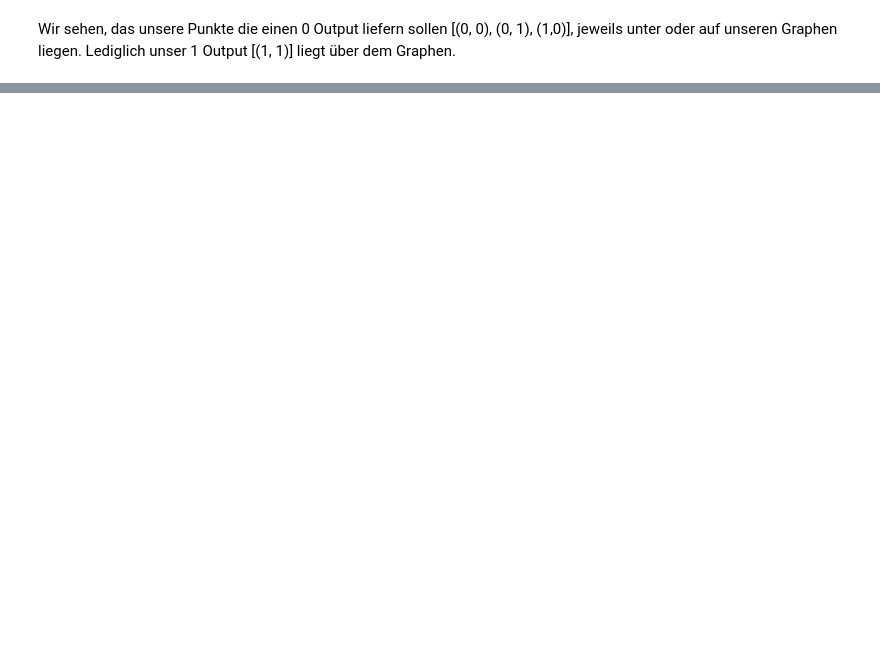
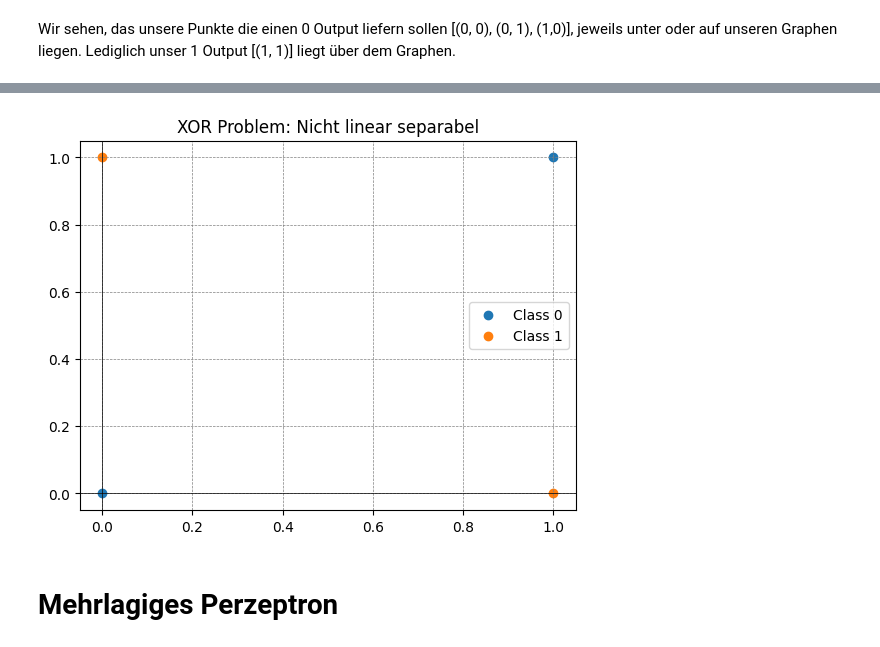
Before and after one commit to luisluis8414/MNIST_NN, a Jupyter notebook: perceptron.ipynb, the cells around one changed output, grey strips where cells are left out. Saved outputs shown, nothing was run; the diff lists cells and outputs as text; code cells hidden in the pictures; blank space fills up the shorter version.

```diff
--- a/perceptron.ipynb
+++ b/perceptron.ipynb
@@ -210,0 +230,24 @@ Wir sehen, das unsere Punkte die einen 0 Output liefern sollen [(0, 0), (0, 1),
+# %%
+import matplotlib.pyplot as plt
+
+# Punkte für XOR
+points = {
+    "Class 0": [(0, 0), (1, 1)],
+    "Class 1": [(0, 1), (1, 0)]
+}
+
+# Plot
+for label, pts in points.items():
+    x, y = zip(*pts)
+    plt.scatter(x, y, label=label)
+
+plt.axhline(0, color='black',linewidth=0.5)
+plt.axvline(0, color='black',linewidth=0.5)
+plt.grid(color = 'gray', linestyle = '--', linewidth = 0.5)
+plt.legend()
+plt.title("XOR Problem: Nicht linear separabel")
+plt.show()
+# %% [output]
+[figure, added]
+# %% [markdown]
+# Mehrlagiges Perzeptron
```
Also changed, not shown: parts of 3 cells of this notebook, 1 other file.
